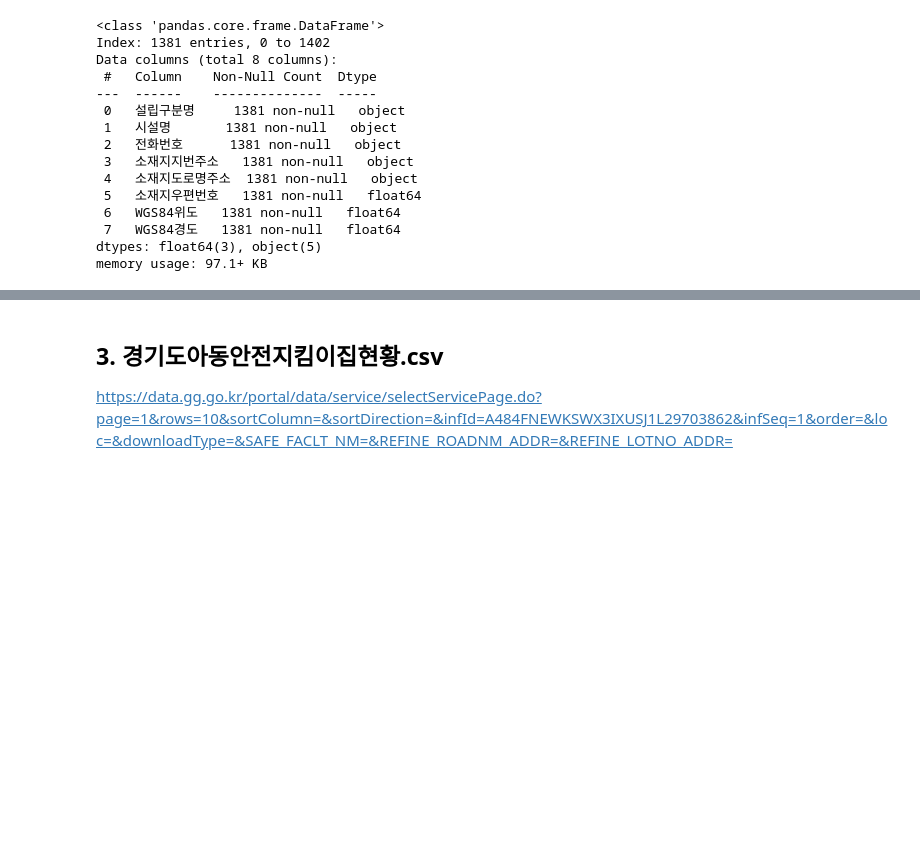
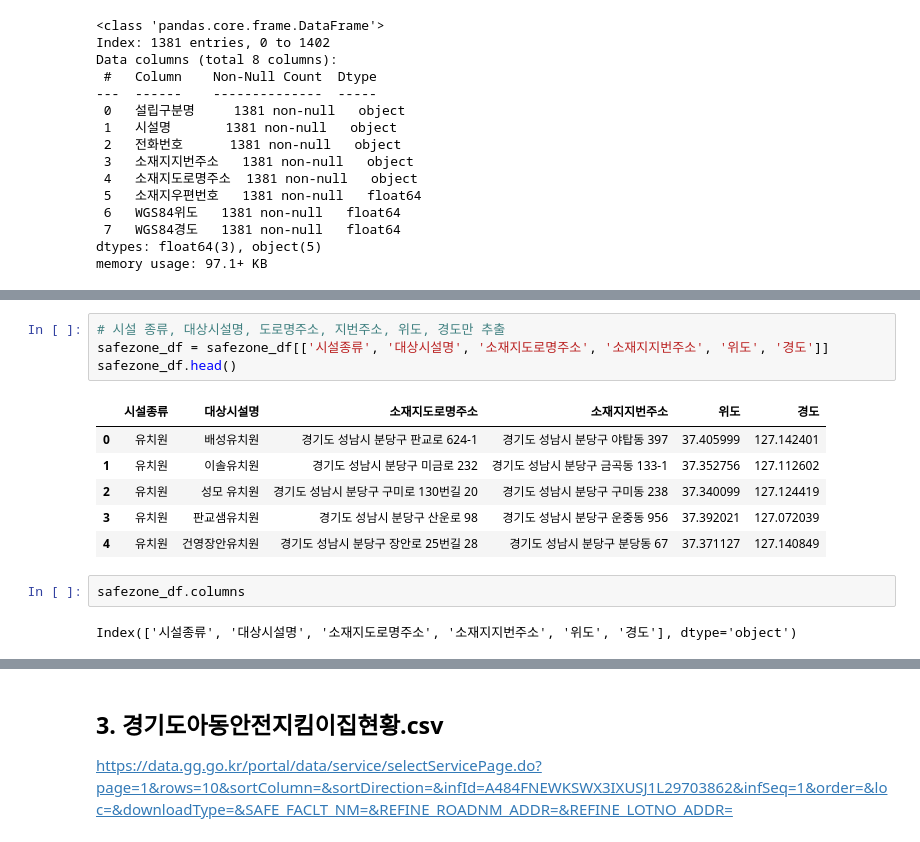
Before and after one commit to jimena1lee/1stProject_MSAI09, a Jupyter notebook: Raw-Data/외부 안전위험요소/eda_data.ipynb, the cells around one changed output, grey strips where cells are left out. Cells and saved outputs as stored; diff of their text form; blank space fills up the shorter version.

```diff
--- a/Raw-Data/외부 안전위험요소/eda_data.ipynb
+++ b/Raw-Data/외부 안전위험요소/eda_data.ipynb
@@ -114,0 +127,15 @@ memory usage: 97.1+ KB
+# %%
+# 시설 종류, 대상시설명, 도로명주소, 지번주소, 위도, 경도만 추출
+safezone_df = safezone_df[['시설종류', '대상시설명', '소재지도로명주소', '소재지지번주소', '위도', '경도']]
+safezone_df.head()
+# %% [output]
+|  | 시설종류 | 대상시설명 | 소재지도로명주소 | 소재지지번주소 | 위도 | 경도 |
+| 0 | 유치원 | 배성유치원 | 경기도 성남시 분당구 판교로 624-1 | 경기도 성남시 분당구 야탑동 397 | 37.405999 | 127.142401 |
+| 1 | 유치원 | 이솔유치원 | 경기도 성남시 분당구 미금로 232 | 경기도 성남시 분당구 금곡동 133-1 | 37.352756 | 127.112602 |
+| 2 | 유치원 | 성모 유치원 | 경기도 성남시 분당구 구미로 130번길 20 | 경기도 성남시 분당구 구미동 238 | 37.340099 | 127.124419 |
+| 3 | 유치원 | 판교샘유치원 | 경기도 성남시 분당구 산운로 98 | 경기도 성남시 분당구 운중동 956 | 37.392021 | 127.072039 |
+| 4 | 유치원 | 건영장안유치원 | 경기도 성남시 분당구 장안로 25번길 28 | 경기도 성남시 분당구 분당동 67 | 37.371127 | 127.140849 |
+# %%
+safezone_df.columns
+# %% [output]
+Index(['시설종류', '대상시설명', '소재지도로명주소', '소재지지번주소', '위도', '경도'], dtype='object')
```
Also changed, not shown: parts of 9 cells of this notebook, 4 other files.
